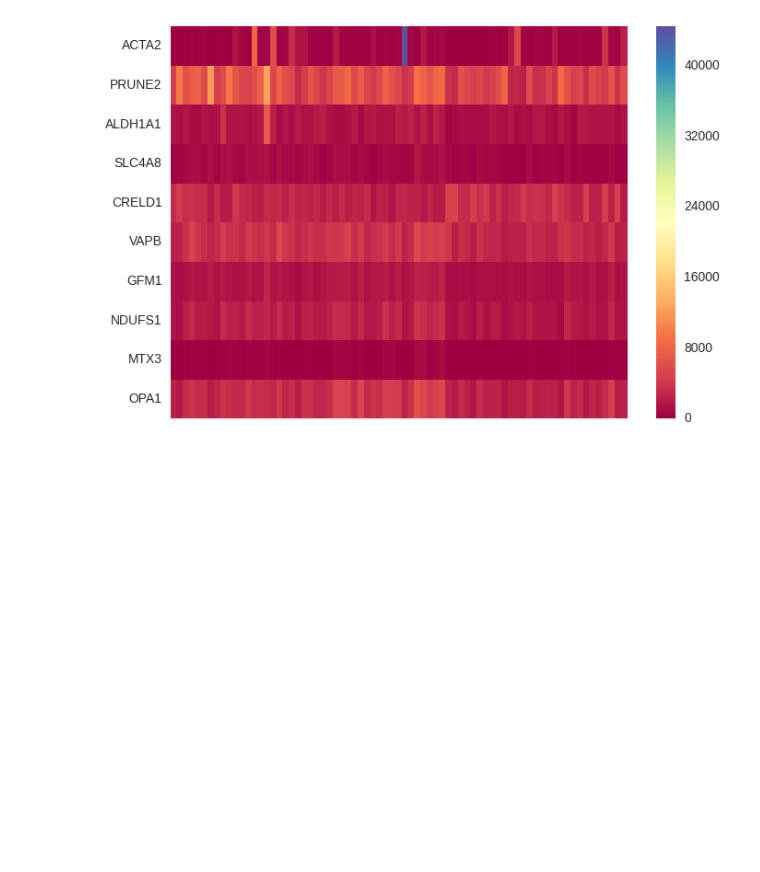
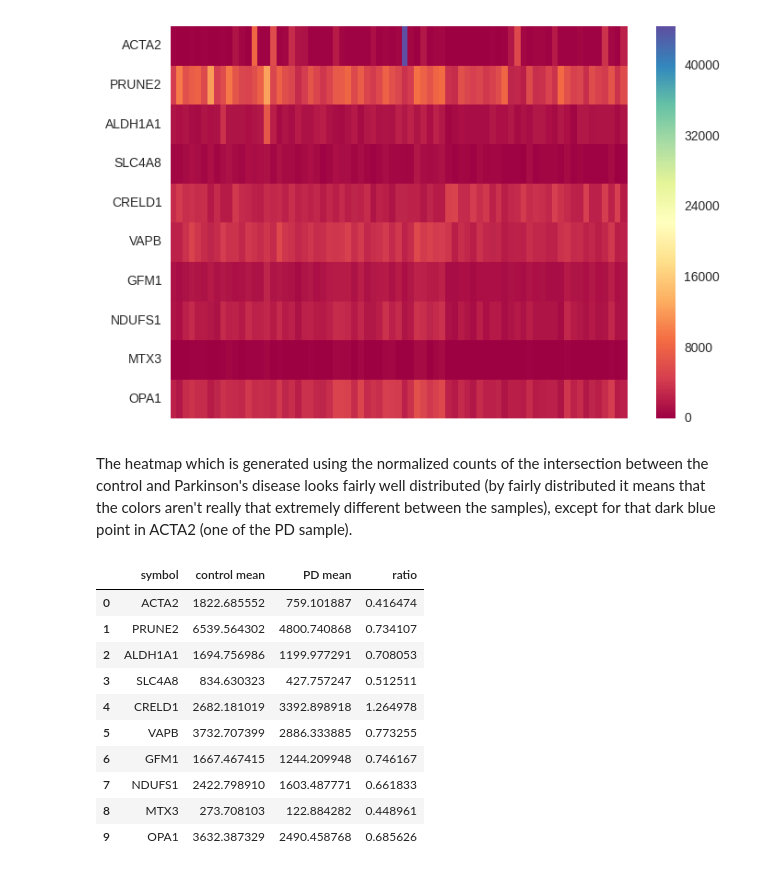
Before and after one commit to J-Wengler/winter-internship-2017, a Jupyter notebook: src/Heatmap of Normalized Counts.ipynb, the cells around one changed output. Saved outputs shown, nothing was run; the diff lists cells and outputs as text; code cells hidden in the pictures; blank space fills up the shorter version.

```diff
--- a/src/Heatmap of Normalized Counts.ipynb
+++ b/src/Heatmap of Normalized Counts.ipynb
@@ -23,3 +30,26 @@ sns.heatmap(intersectGenesNormCounts.ix[:,2:], yticklabels=list(intersectGenesNo
 # %% [output]
 <matplotlib.axes.AxesSubplot at 0x...>
 [figure]
+# %% [markdown]
+The heatmap which is generated using the normalized counts of the intersection between the control and Parkinson's disease looks fairly well distributed (by fairly distributed it means that the colors aren't really that extremely different between the samples), except for that dark blue point in ACTA2 (one of the PD sample).
+# %%
+# Declare the variable that stores the mean of controls and mean of Parkinson's disease samples
+meanCont = intersectGenesNormCounts.ix[:,2:46].mean(axis=1)
+meanPD = intersectGenesNormCounts.ix[:,46:].mean(axis=1)
+
+# Generate table from the mean of the controls and Parkinson's disease samples
+meanTable = pd.DataFrame({'symbol': intersectGenesNormCounts['symbol'], 'control mean' : meanCont,
+                          'PD mean': meanPD, 'ratio': meanPD/meanCont})
+meanTable[['symbol', 'control mean', 'PD mean', 'ratio']].reset_index(drop=True)
+# %% [output]
+|  | symbol | control mean | PD mean | ratio |
+| 0 | ACTA2 | 1822.685552 | 759.101887 | 0.416474 |
+| 1 | PRUNE2 | 6539.564302 | 4800.740868 | 0.734107 |
+| 2 | ALDH1A1 | 1694.756986 | 1199.977291 | 0.708053 |
+| 3 | SLC4A8 | 834.630323 | 427.757247 | 0.512511 |
+| 4 | CRELD1 | 2682.181019 | 3392.898918 | 1.264978 |
+| 5 | VAPB | 3732.707399 | 2886.333885 | 0.773255 |
+| 6 | GFM1 | 1667.467415 | 1244.209948 | 0.746167 |
+| 7 | NDUFS1 | 2422.798910 | 1603.487771 | 0.661833 |
+| 8 | MTX3 | 273.708103 | 122.884282 | 0.448961 |
+| 9 | OPA1 | 3632.387329 | 2490.458768 | 0.685626 |
```
Also changed, not shown: parts of 12 cells of this notebook.
